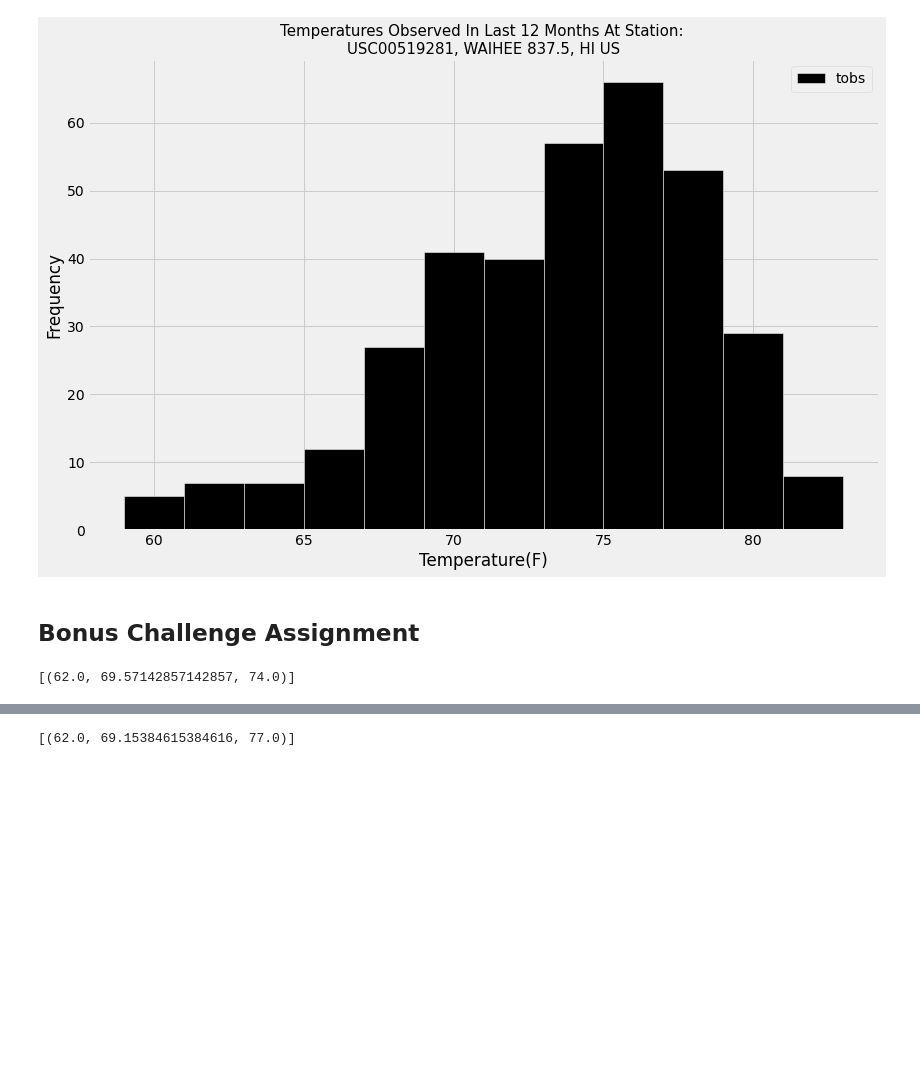
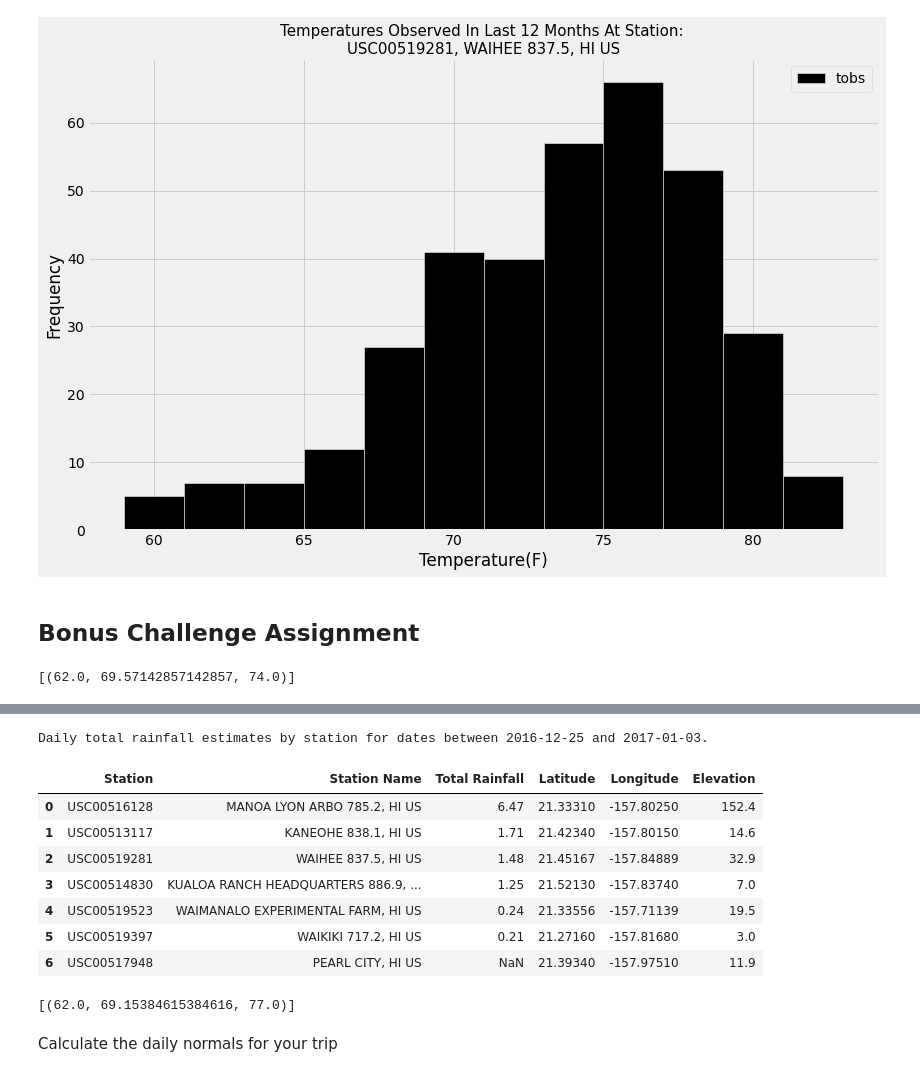
Before and after one commit to Franco1230/10-SQLalchemy-Challenge, a Jupyter notebook: SQLalchemy/climate_starter.ipynb, the cells around one changed output, grey strips where cells are left out. Saved outputs shown, nothing was run; the diff lists cells and outputs as text; code cells hidden in the pictures; blank space fills up the shorter version.

```diff
--- a/SQLalchemy/climate_starter.ipynb
+++ b/SQLalchemy/climate_starter.ipynb
@@ -309,6 +329,32 @@ print(calc_temps('2012-02-28', '2012-03-05'))
 # %%
 # Calculate the total amount of rainfall per weather station for your trip dates using the previous year's matching dates.
 # Sort this in descending order by precipitation amount and list the station, name, latitude, longitude, and elevation
+total_rainfall_by_st = (session.query(Measurement.station,Station.name,func.sum(Measurement.prcp),
+                                      Station.latitude,Station.longitude,Station.elevation).\
+                                      filter(Measurement.date >= start_date).\
+                                      filter(Measurement.date <= end_date).\
+                                      filter(Measurement.station == Station.station).\
+                                      group_by(Measurement.station).\
+                                      order_by(func.sum(Measurement.prcp).desc()).all())
+
+print(f"Daily total rainfall estimates by station for dates between {start_date} and {end_date}.")
+total_rainfall_by_st_df = pd.DataFrame(total_rainfall_by_st, columns = ["Station",
+                                                                        "Station Name",
+                                                                        "Total Rainfall",
+                                                                        "Latitude",
+                                                                        "Longitude",
+                                                                        "Elevation"])
+total_rainfall_by_st_df
+# %% [output]
+Daily total rainfall estimates by station for dates between 2016-12-25 and 2017-01-03.
+|  | Station | Station Name | Total Rainfall | Latitude | Longitude | Elevation |
+| 0 | USC00516128 | MANOA LYON ARBO 785.2, HI US | 6.47 | 21.33310 | -157.80250 | 152.4 |
+| 1 | USC00513117 | KANEOHE 838.1, HI US | 1.71 | 21.42340 | -157.80150 | 14.6 |
+| 2 | USC00519281 | WAIHEE 837.5, HI US | 1.48 | 21.45167 | -157.84889 | 32.9 |
+| 3 | USC00514830 | KUALOA RANCH HEADQUARTERS 886.9, ... | 1.25 | 21.52130 | -157.83740 | 7.0 |
+| 4 | USC00519523 | WAIMANALO EXPERIMENTAL FARM, HI US | 0.24 | 21.33556 | -157.71139 | 19.5 |
+| 5 | USC00519397 | WAIKIKI 717.2, HI US | 0.21 | 21.27160 | -157.81680 | 3.0 |
+| 6 | USC00517948 | PEARL CITY, HI US | NaN | 21.39340 | -157.97510 | 11.9 |
 # %%
 # Create a query that will calculate the daily normals
 # (i.e. the averages for tmin, tmax, and tavg for all historic data matching a specific month and day)
@@ -343,0 +379,2 @@ daily_normals("01-01")
+# %% [markdown]
+Calculate the daily normals for your trip
```
Also changed, not shown: parts of 18 cells of this notebook, 5 other files.
